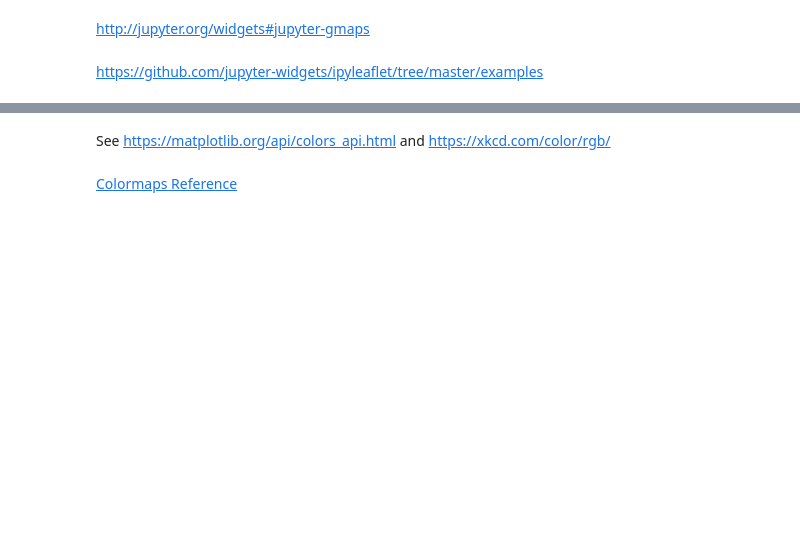
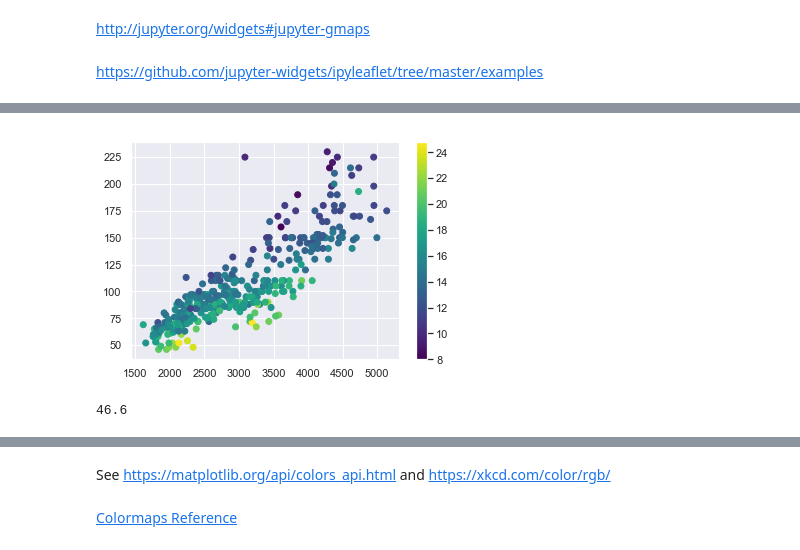
Before and after one commit to Brinkhuis/Cursus, a Jupyter notebook: notebooks/_____dash_and_bokeh.ipynb, the cells around one changed output, grey strips where cells are left out. Cells and saved outputs as stored; diff of their text form; code cells hidden in the pictures; blank space fills up the shorter version.

```diff
--- a/notebooks/_____dash_and_bokeh.ipynb
+++ b/notebooks/_____dash_and_bokeh.ipynb
@@ -406,3 +488,14 @@ plt.show()
+# %%
+mpg = sns.load_dataset('mpg')
+plt.scatter(x=mpg.weight, y=mpg.horsepower, c=mpg.acceleration, cmap='viridis')
+plt.colorbar()
+plt.show()
+# %% [output]
+[figure, added]
+# %%
+mpg.mpg.max()
+# %% [output]
+46.6
 # %%
 mpg = sns.load_dataset('mpg')
 plt.scatter(x=mpg.weight, y=mpg.horsepower, c=mpg.mpg, cmap='viridis')
```
Also changed, not shown: parts of 67 cells of this notebook, 10 other files.
